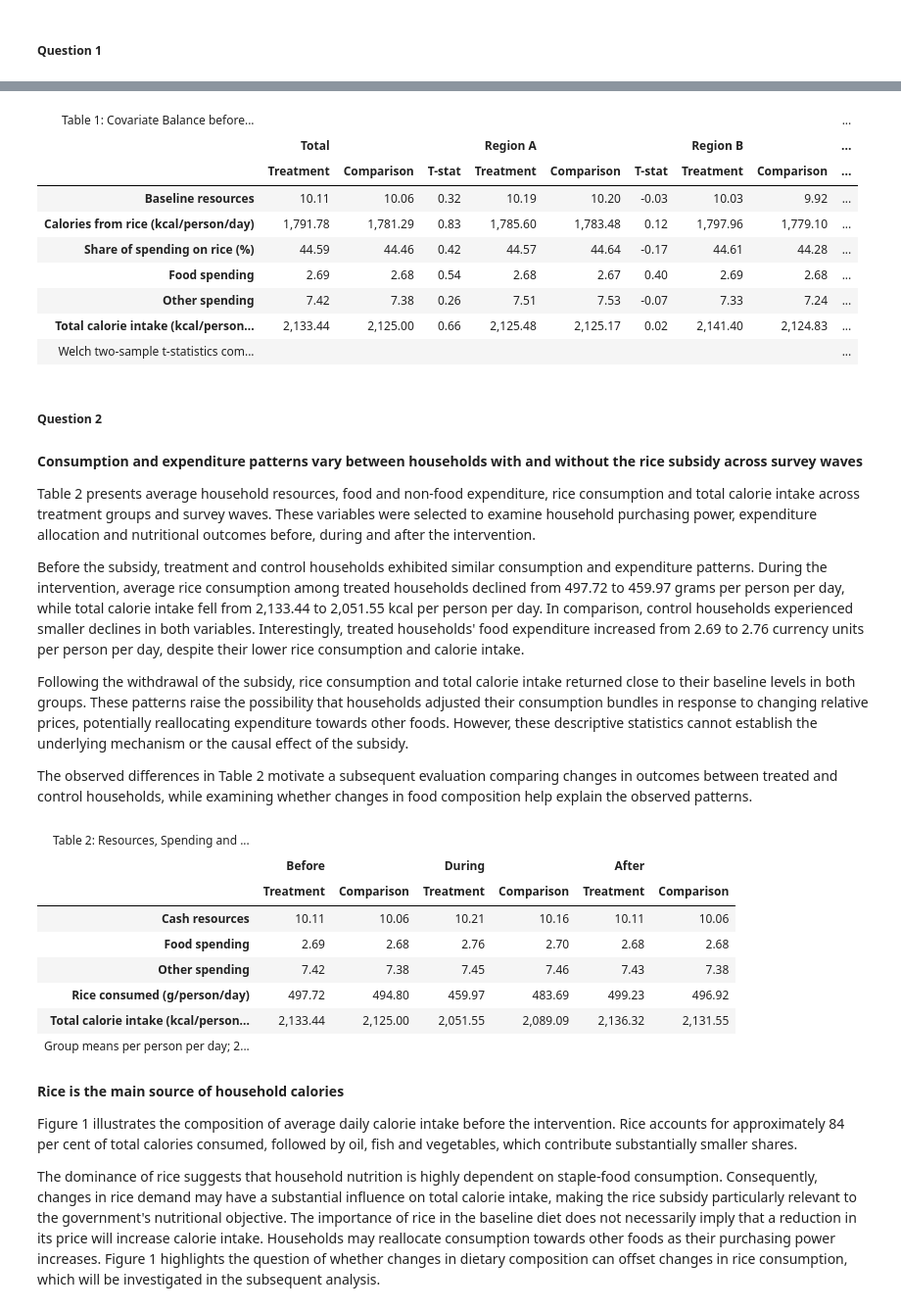
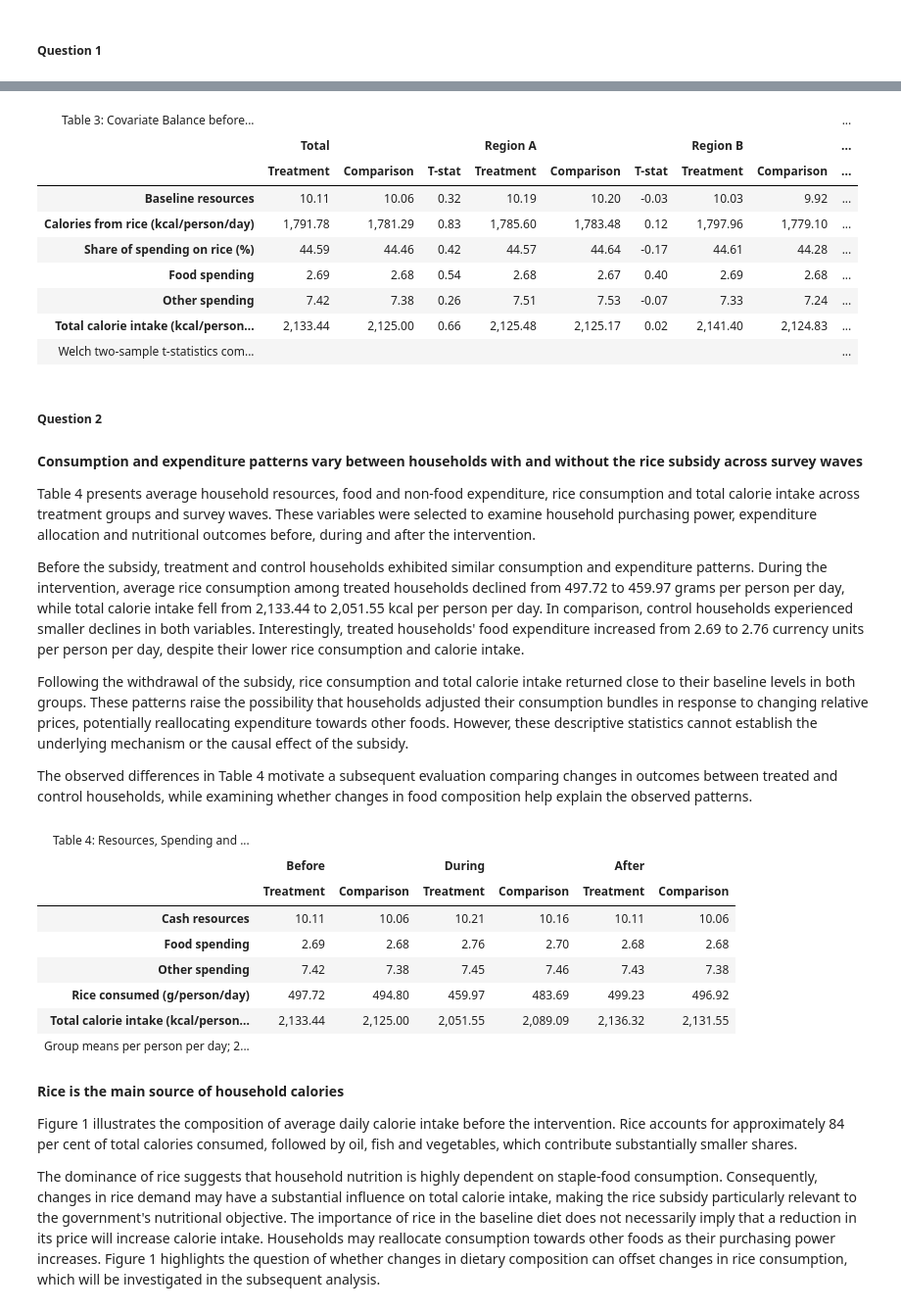
Before and after one commit to drishtikhemlani2306/pau_milan_assignment_1, a Jupyter notebook: assignment1_submission.ipynb, the cells around one changed output, grey strips where cells are left out. Shown at 98% size. Drawn from its saved outputs; the diff is of its cells as text; code cells hidden in the pictures.

```diff
--- a/assignment1_submission.ipynb
+++ b/assignment1_submission.ipynb
@@ -218,35 +261,35 @@ balance <- bind_rows("Total"    = balance_total,
 labels <- c(baseline_resources = "Baseline resources",
             food_spending      = "Food spending",
             other_spending     = "Other spending",
             total_caloric_intake = "Total calorie intake (kcal/person/day)",
             food_caloric_intake = "Calories from rice (kcal/person/day)",
             food_share_spending  = "Share of spending on rice (%)")
 
 balance_wide <- balance |>
   mutate(Variable   = unname(labels[name]),
          Treatment  = Treated,
          Comparison = Control,
          `T-stat`   = paste0(sprintf("%.2f", t_stat), signif)) |>
   select(sample, Variable, Treatment, Comparison, `T-stat`) |>
   pivot_wider(names_from  = sample,
               values_from = c(Treatment, Comparison, `T-stat`),
               names_glue  = "{sample}|{.value}") |>
   select(Variable, starts_with("Total"), starts_with("Region A"), starts_with("Region B"))
 
 tbl1 <- balance_wide |>
   gt(rowname_col = "Variable") |>
-  tab_header(title = "Table 1: Covariate Balance before the Subsidy") |>
+  tab_header(title = "Table 3: Covariate Balance before the Subsidy") |>
   tab_spanner_delim(delim = "|") |>
   fmt_number(columns = matches("Treatment|Comparison"), decimals = 2) |>
   cols_align(align = "center") |>
   tab_style(style = list(cell_fill(color = "grey85"), cell_text(weight = "bold")),
             locations = cells_column_spanners()) |>
   opt_row_striping() |>
   tab_source_note("Welch two-sample t-statistics comparing treatment and control group means before the subsidy. * p < 0.10, ** p < 0.05, *** p < 0.01")
 
 IRdisplay::display_html(as_raw_html(tbl1))
 # %% [output]
-| Table 1: Covariate Balance before... |  |  |  |  |  |  |  |  | ... |
+| Table 3: Covariate Balance before... |  |  |  |  |  |  |  |  | ... |
 |  | Total |  |  | Region A |  |  | Region B |  | ... |
 |  | Treatment | Comparison | T-stat | Treatment | Comparison | T-stat | Treatment | Comparison | ... |
 | Baseline resources | 10.11 | 10.06 | 0.32 | 10.19 | 10.20 | -0.03 | 10.03 | 9.92 | ... |
@@ -261,13 +304,13 @@ IRdisplay::display_html(as_raw_html(tbl1))
 # %% [markdown]
 **Consumption and expenditure patterns vary between households with and without the rice subsidy across survey waves**
 
-Table 2 presents average household resources, food and non-food expenditure, rice consumption and total calorie intake across treatment groups and survey waves. These variables were selected to examine household purchasing power, expenditure allocation and nutritional outcomes before, during and after the intervention.
+Table 4 presents average household resources, food and non-food expenditure, rice consumption and total calorie intake across treatment groups and survey waves. These variables were selected to examine household purchasing power, expenditure allocation and nutritional outcomes before, during and after the intervention.
 
 Before the subsidy, treatment and control households exhibited similar consumption and expenditure patterns. During the intervention, average rice consumption among treated households declined from 497.72 to 459.97 grams per person per day, while total calorie intake fell from 2,133.44 to 2,051.55 kcal per person per day. In comparison, control households experienced smaller declines in both variables. Interestingly, treated households' food expenditure increased from 2.69 to 2.76 currency units per person per day, despite their lower rice consumption and calorie intake.
 
 Following the withdrawal of the subsidy, rice consumption and total calorie intake returned close to their baseline levels in both groups. These patterns raise the possibility that households adjusted their consumption bundles in response to changing relative prices, potentially reallocating expenditure towards other foods. However, these descriptive statistics cannot establish the underlying mechanism or the causal effect of the subsidy.
 
-The observed differences in Table 2 motivate a subsequent evaluation comparing changes in outcomes between treated and control households, while examining whether changes in food composition help explain the observed patterns.
+The observed differences in Table 4 motivate a subsequent evaluation comparing changes in outcomes between treated and control households, while examining whether changes in food composition help explain the observed patterns.
 # %%
 calorie_data <- raw_data |>
   group_by(household_id, region, treated, wave) |>
@@ -305,7 +348,7 @@ descriptive_table <- staple_households |>
 
 tbl2 <- descriptive_table |>
   gt(rowname_col = "Variable") |>
-  tab_header(title = "Table 2: Resources, Spending and Calories by Wave and Group") |>
+  tab_header(title = "Table 4: Resources, Spending and Calories by Wave and Group") |>
   tab_spanner_delim(delim = "|") |>
   fmt_number(columns = -Variable, decimals = 2) |>
   cols_align(align = "center") |>
@@ -316,7 +359,7 @@ tbl2 <- descriptive_table |>
 
 IRdisplay::display_html(as_raw_html(tbl2))
 # %% [output]
-| Table 2: Resources, Spending and ... |  |  |  |  |  |  |
+| Table 4: Resources, Spending and ... |  |  |  |  |  |  |
 |  | Before |  | During |  | After |  |
 |  | Treatment | Comparison | Treatment | Comparison | Treatment | Comparison |
 | Cash resources | 10.11 | 10.06 | 10.21 | 10.16 | 10.11 | 10.06 |
```
Also changed, not shown: parts of 21 cells of this notebook.
